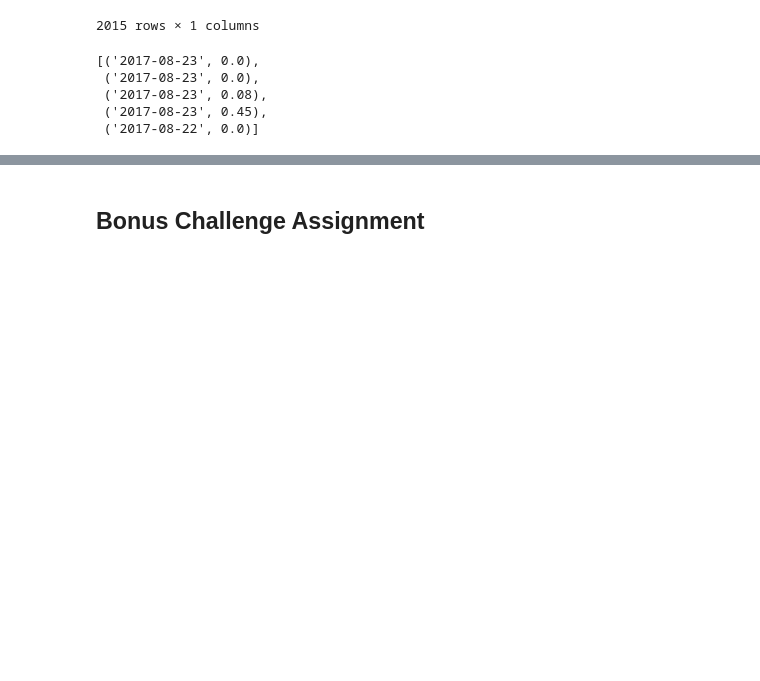
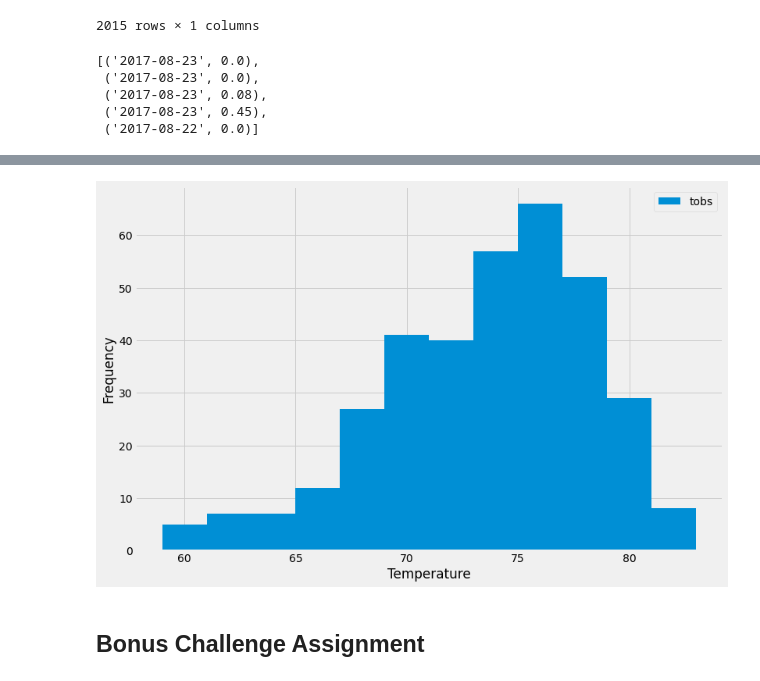
Before and after one commit to jaysueno/sqlalchemy-challenge, a Jupyter notebook: climate_starter.ipynb, the cells around one changed output, grey strips where cells are left out. Cells and saved outputs as stored; diff of their text form; code cells hidden in the pictures; blank space fills up the shorter version.

```diff
--- a/climate_starter.ipynb
+++ b/climate_starter.ipynb
@@ -206,19 +253,21 @@ station_df
 # %%
 # Choose the station with the highest number of temperature observations.
 # Query the last 12 months of temperature observation data for this station and plot the results as a histogram
 
 # Queried last 12 months using a .filter() and created a SQL Object
 station_12months = session.query(Measurement.station, Measurement.tobs)\
     .filter(Measurement.station == station_max[0])\
     .filter(Measurement.date > '2016-08-23')
 
 # Transformed the SQL Object into a Pandas DataFrame
 station_hist_df = pd.read_sql(station_12months.statement, station_12months.session.bind)
 
 # Plotted a histogram using plt .plot and bin=12
 station_hist_df.plot.hist(bins=12, figsize=(12,8))
 plt.xlabel('Temperature')
-savefig('histogram_temperatures.png')
+plt.savefig('histogram_temperatures')
+# %% [output]
+[figure, added]
 # %% [markdown]
 ## Bonus Challenge Assignment
 # %%
```
Also changed, not shown: parts of 11 cells of this notebook, 1 other file.
